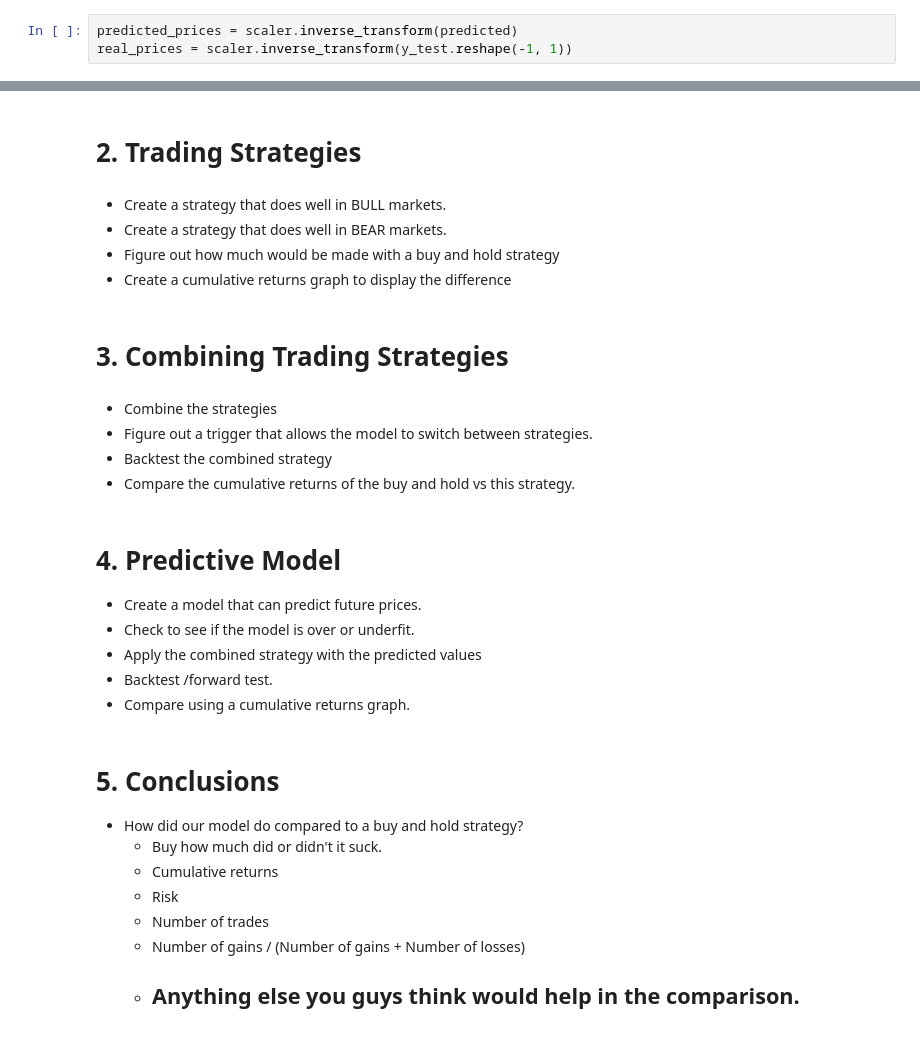
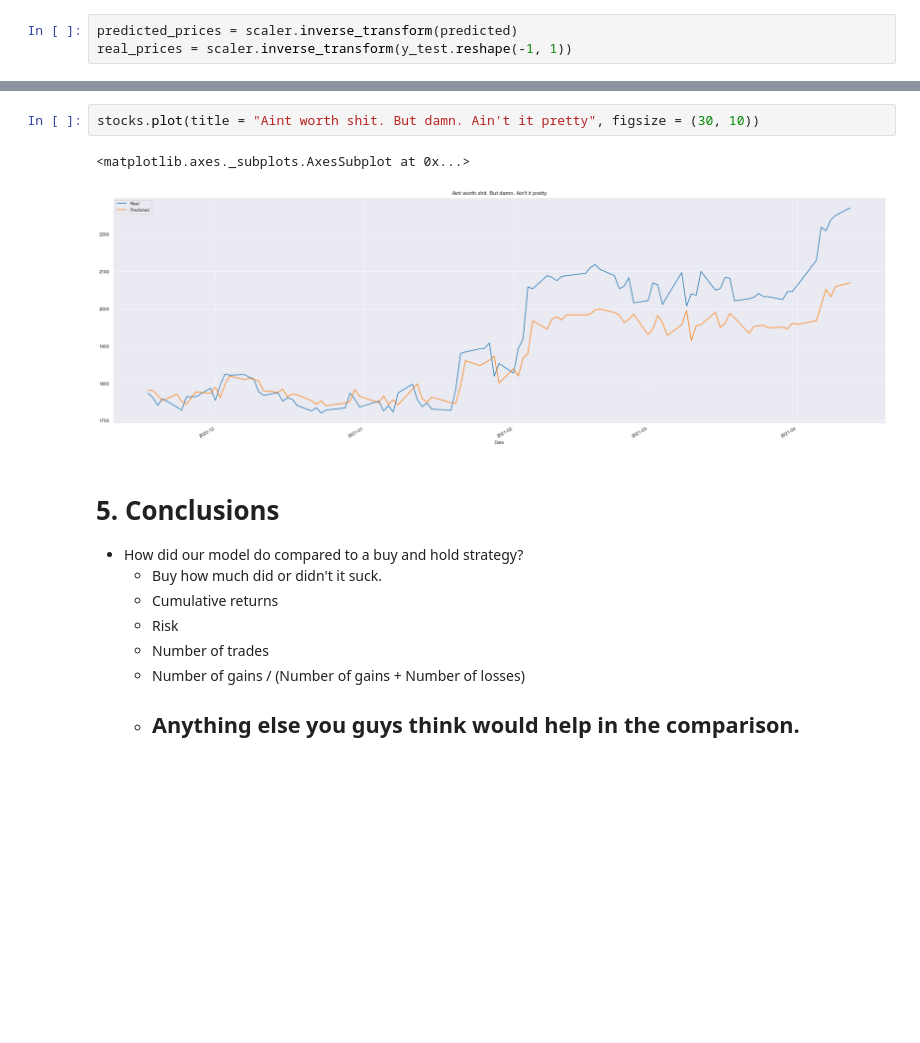
Before and after one commit to DataNinjasPro/Project_2, a Jupyter notebook: main.ipynb, the cells around one changed output, grey strips where cells are left out. Drawn from its saved outputs; the diff is of its cells as text; blank space fills up the shorter version.

```diff
--- a/main.ipynb
+++ b/main.ipynb
@@ -263,24 +269,8 @@ stocks.hvplot(title = "Using Actual Prices as the Features - 80 Epochs", figsize
-# %% [markdown]
-# 2. Trading Strategies
-# %% [markdown]
-* Create a strategy that does well in BULL markets.
-* Create a strategy that does well in BEAR markets.
-* Figure out how much would be made with a buy and hold strategy
-* Create a cumulative returns graph to display the difference
-# %% [markdown]
-# 3. Combining Trading Strategies
-# %% [markdown]
-* Combine the strategies
-* Figure out a trigger that allows the model to switch between strategies.
-* Backtest the combined strategy
-* Compare the cumulative returns of the buy and hold vs this strategy.
-# %% [markdown]
-# 4. Predictive Model
-* Create a model that can predict future prices.
-* Check to see if the model is over or underfit.
-* Apply the combined strategy with the predicted values
-* Backtest /forward test.
-* Compare using a cumulative returns graph.
+# %%
+stocks.plot(title = "Aint worth shit. But damn. Ain't it pretty", figsize = (30, 10))
+# %% [output]
+<matplotlib.axes._subplots.AxesSubplot at 0x...>
+[figure, added]
 # %% [markdown]
 # 5. Conclusions
 * How did our model do compared to a buy and hold strategy?
```
Also changed, not shown: parts of 17 cells of this notebook.
